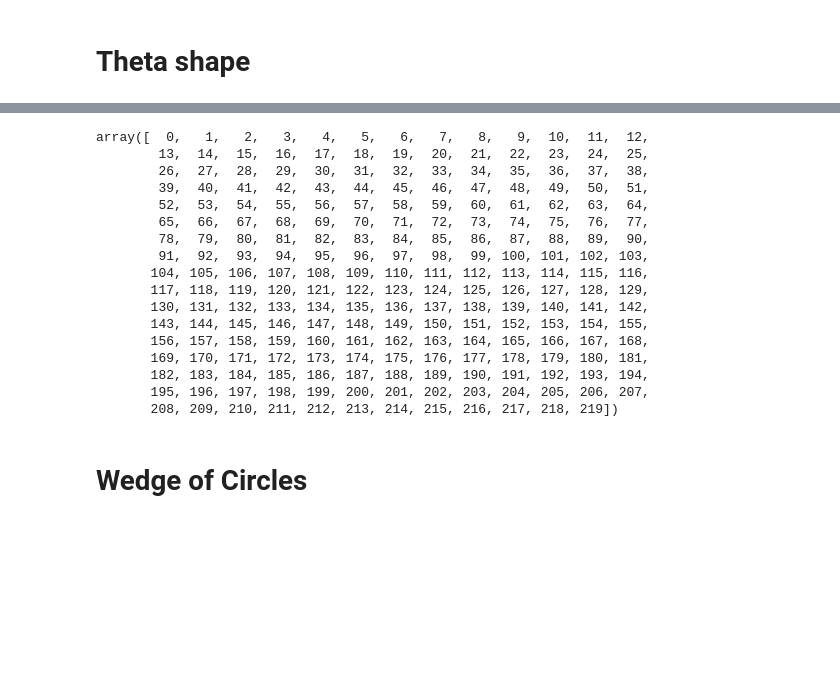
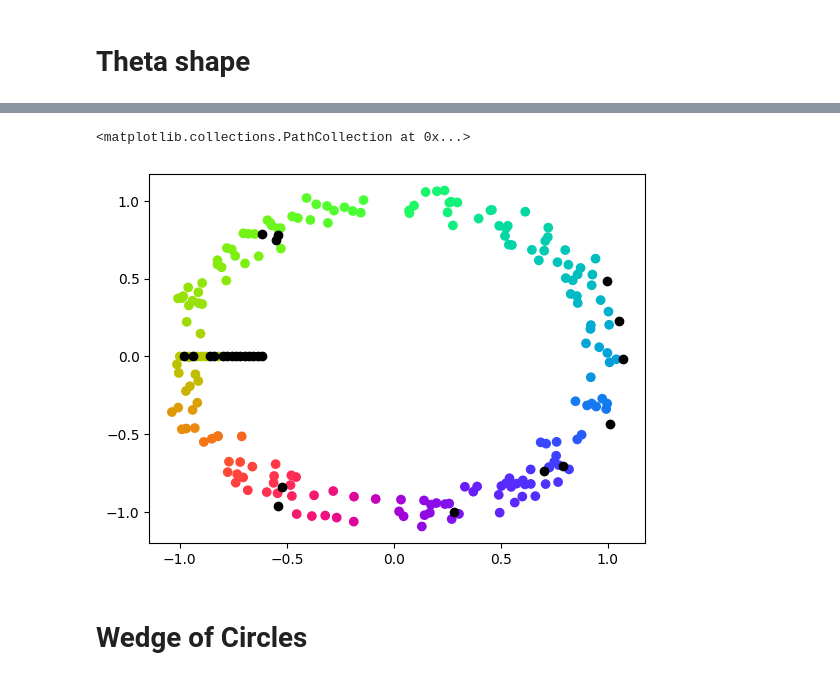
Before and after one commit to Tanishqbh/DREiMac, a Jupyter notebook: docs/notebooks/partition_landmarks.ipynb, the cells around one changed output, grey strips where cells are left out. Cells and saved outputs as stored; diff of their text form; code cells hidden in the pictures; blank space fills up the shorter version.

```diff
--- a/docs/notebooks/partition_landmarks.ipynb
+++ b/docs/notebooks/partition_landmarks.ipynb
@@ -7,6 +10,32 @@ import matplotlib.pyplot as plt
 import matplotlib.pyplot as plt
 from dreimac import ToroidalCoords, GeometryExamples, CircleMapUtils
 from persim import plot_diagrams
+# %%
+def find_partition_for_cocycle(tc, cocycle_idx, std_thresh=0.01):
+    harm_reps_and_integrals = tc._harm_reps
+    harm_reps,_ = zip(*harm_reps_and_integrals)
+    from dreimac.utils import CohomologyUtils
+
+    theta = CohomologyUtils.one_cocycle_to_matrix(dist_mat=tc._dist_land_land,
+                                                threshold=tc._r_cover,
+                                                lookup_table=tc._cns_lookup_table,
+                                                n_points = tc._n_landmarks,
+                                                cocycle_as_vector=harm_reps[cocycle_idx])
+    bad_idx = []
+    good_idx = []
+    for i in range(len(theta)):
+        vector = theta[i,:]
+        nonzero_vector = vector[vector!=0]
+
+        if len(nonzero_vector) == 0:
+            bad_idx.append(i)
+        else:
+            standard_deviation = np.std(nonzero_vector)
+            if standard_deviation < std_thresh:
+                bad_idx.append(i)
+            else:
+                good_idx.append(i)
+    return good_idx, bad_idx
 # %% [markdown]
 # Theta shape
 # %%
@@ -35,23 +64,10 @@ plt.scatter(X[:,0], X[:,1], c = CircleMapUtils.to_sinebow(tc_theta[1,:]))
 # %%
-tc._idx_land
+good_idx, bad_idx = find_partition_for_cocycle(tc, cocycle_idx= 0, std_thresh=0.0001)
+plt.scatter(X[good_idx,0], X[good_idx,1], c = CircleMapUtils.to_sinebow(tc_theta[0,good_idx]))
+plt.scatter(X[bad_idx,0], X[bad_idx,1], c= 'black')
 # %% [output]
-array([  0,   1,   2,   3,   4,   5,   6,   7,   8,   9,  10,  11,  12,
-        13,  14,  15,  16,  17,  18,  19,  20,  21,  22,  23,  24,  25,
-        26,  27,  28,  29,  30,  31,  32,  33,  34,  35,  36,  37,  38,
-        39,  40,  41,  42,  43,  44,  45,  46,  47,  48,  49,  50,  51,
-        52,  53,  54,  55,  56,  57,  58,  59,  60,  61,  62,  63,  64,
-        65,  66,  67,  68,  69,  70,  71,  72,  73,  74,  75,  76,  77,
-        78,  79,  80,  81,  82,  83,  84,  85,  86,  87,  88,  89,  90,
-        91,  92,  93,  94,  95,  96,  97,  98,  99, 100, 101, 102, 103,
-       104, 105, 106, 107, 108, 109, 110, 111, 112, 113, 114, 115, 116,
-       117, 118, 119, 120, 121, 122, 123, 124, 125, 126, 127, 128, 129,
-       130, 131, 132, 133, 134, 135, 136, 137, 138, 139, 140, 141, 142,
-       143, 144, 145, 146, 147, 148, 149, 150, 151, 152, 153, 154, 155,
-       156, 157, 158, 159, 160, 161, 162, 163, 164, 165, 166, 167, 168,
-       169, 170, 171, 172, 173, 174, 175, 176, 177, 178, 179, 180, 181,
-       182, 183, 184, 185, 186, 187, 188, 189, 190, 191, 192, 193, 194,
-       195, 196, 197, 198, 199, 200, 201, 202, 203, 204, 205, 206, 207,
-       208, 209, 210, 211, 212, 213, 214, 215, 216, 217, 218, 219])
+<matplotlib.collections.PathCollection at 0x...>
+[figure, added]
 # %% [markdown]
 # Wedge of Circles
 # %%
```
Also changed, not shown: parts of 16 cells of this notebook.
